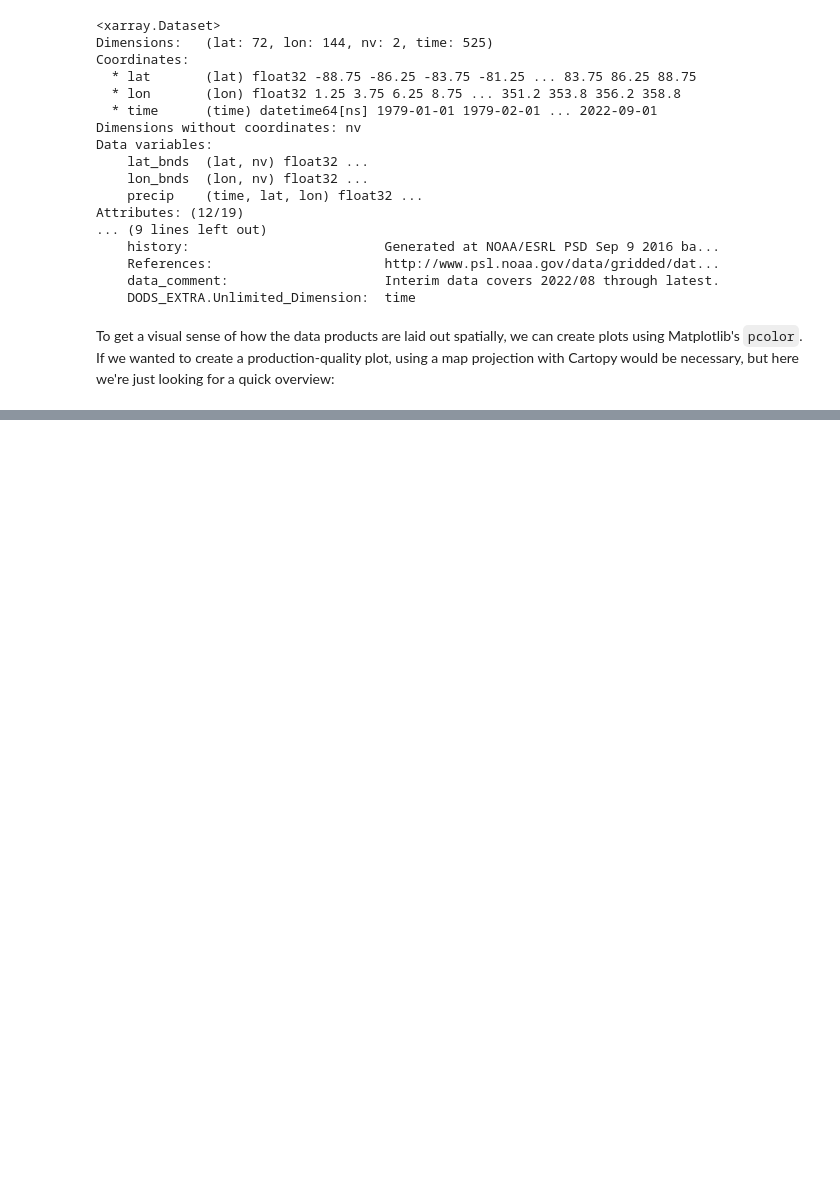
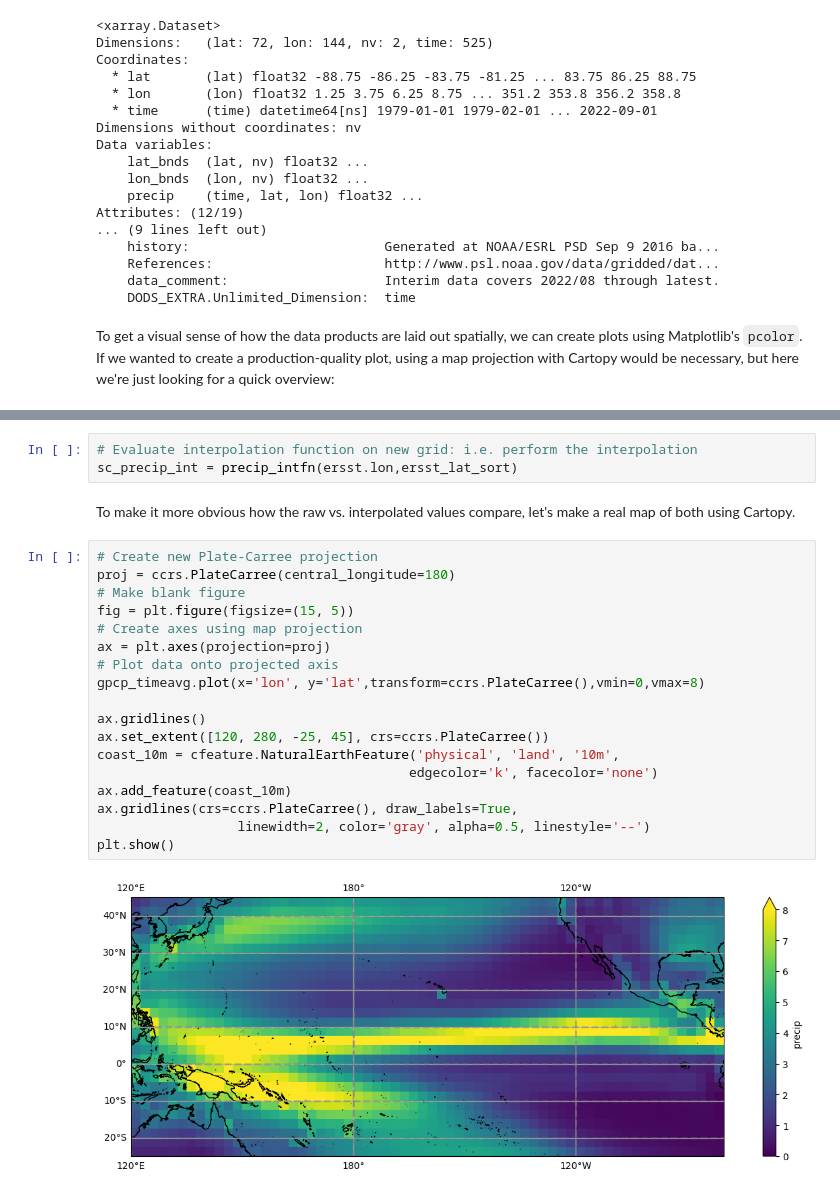
Before and after one commit to samanthastevenson/EDS220_Fall2022, a Jupyter notebook: Interpolation_Regridding_Example.ipynb, the cells around one changed output, grey strips where cells are left out. Saved outputs shown, nothing was run; the diff lists cells and outputs as text; blank space fills up the shorter version.

```diff
--- a/Interpolation_Regridding_Example.ipynb
+++ b/Interpolation_Regridding_Example.ipynb
@@ -144,0 +233,25 @@ plt.pcolor(ersst_int['lon'],ersst_int['lat'],ersst_int)
+# %%
+# Evaluate interpolation function on new grid: i.e. perform the interpolation
+sc_precip_int = precip_intfn(ersst.lon,ersst_lat_sort)
+# %% [markdown]
+To make it more obvious how the raw vs. interpolated values compare, let's make a real map of both using Cartopy.
+# %%
+# Create new Plate-Carree projection
+proj = ccrs.PlateCarree(central_longitude=180)
+# Make blank figure
+fig = plt.figure(figsize=(15, 5))
+# Create axes using map projection
+ax = plt.axes(projection=proj)
+# Plot data onto projected axis
+gpcp_timeavg.plot(x='lon', y='lat',transform=ccrs.PlateCarree(),vmin=0,vmax=8)
+
+ax.gridlines()
+ax.set_extent([120, 280, -25, 45], crs=ccrs.PlateCarree())
+coast_10m = cfeature.NaturalEarthFeature('physical', 'land', '10m',
+                                        edgecolor='k', facecolor='none')
+ax.add_feature(coast_10m)
+ax.gridlines(crs=ccrs.PlateCarree(), draw_labels=True,
+                  linewidth=2, color='gray', alpha=0.5, linestyle='--')
+plt.show()
+# %% [output]
+[figure, added]
```
Also changed, not shown: parts of 17 cells of this notebook, 1 other file.
